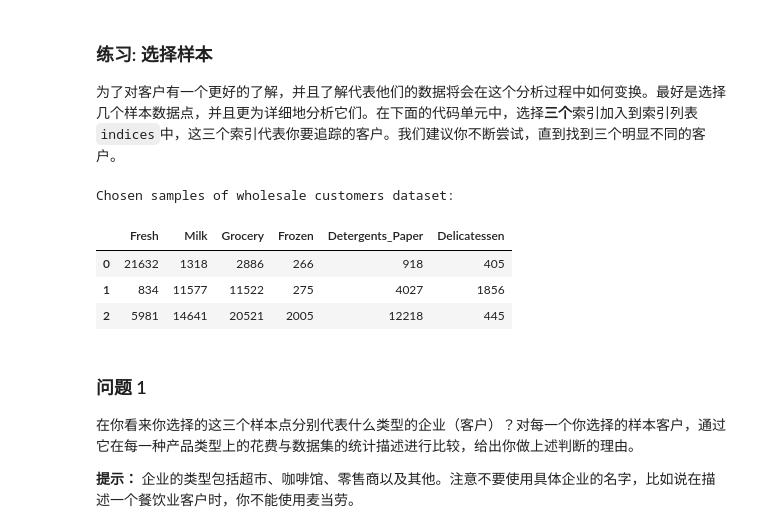
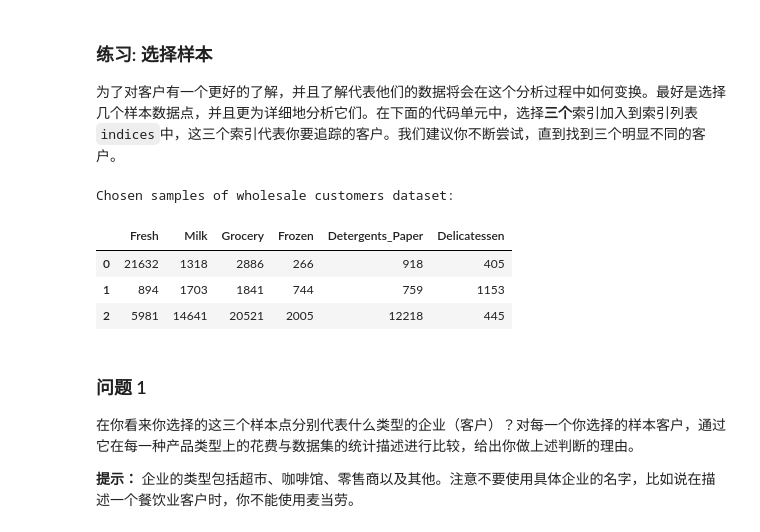
Before and after one commit to Tyelcie/Customer_Segments, a Jupyter notebook: customer_segments.ipynb, the cells around one changed output. Drawn from its saved outputs; the diff is of its cells as text; code cells hidden in the pictures.

```diff
--- a/customer_segments.ipynb
+++ b/customer_segments.ipynb
@@ -67,17 +67,17 @@ display(data.describe())
 为了对客户有一个更好的了解，并且了解代表他们的数据将会在这个分析过程中如何变换。最好是选择几个样本数据点，并且更为详细地分析它们。在下面的代码单元中，选择**三个**索引加入到索引列表`indices`中，这三个索引代表你要追踪的客户。我们建议你不断尝试，直到找到三个明显不同的客户。
 # %%
 # TODO：从数据集中选择三个你希望抽样的数据点的索引
-indices = [32, 189, 349]
+indices = [32, 274, 349]
 
 # 为选择的样本建立一个DataFrame
 samples = pd.DataFrame(data.loc[indices], columns = data.keys()).reset_index(drop = True)
 print("Chosen samples of wholesale customers dataset:")
 display(samples)
 # %% [output]
 Chosen samples of wholesale customers dataset:
 |  | Fresh | Milk | Grocery | Frozen | Detergents_Paper | Delicatessen |
 | 0 | 21632 | 1318 | 2886 | 266 | 918 | 405 |
-| 1 | 834 | 11577 | 11522 | 275 | 4027 | 1856 |
+| 1 | 894 | 1703 | 1841 | 744 | 759 | 1153 |
 | 2 | 5981 | 14641 | 20521 | 2005 | 12218 | 445 |
 # %% [markdown]
 ### 问题 1
```
Also changed, not shown: parts of 3 cells of this notebook.
